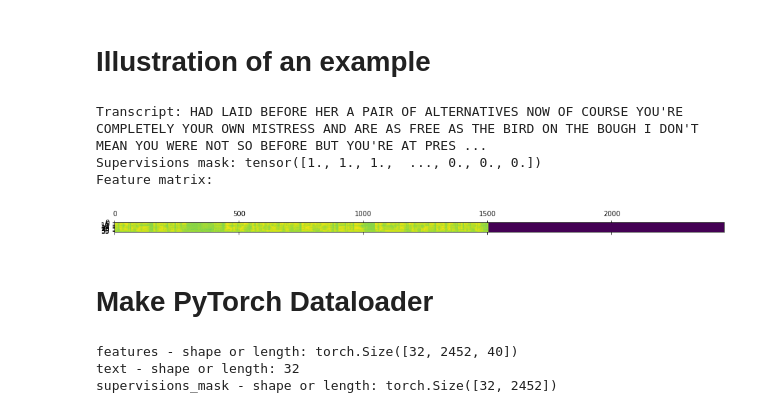
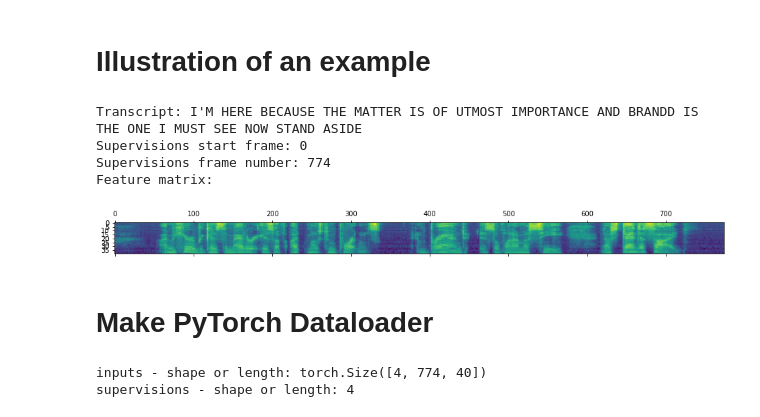
Before and after one commit to lhotse-speech/lhotse, a Jupyter notebook: examples/librispeech/librispeech.ipynb, the cells around one changed output. Cells and saved outputs as stored; diff of their text form; code cells hidden in the pictures.

```diff
--- a/examples/librispeech/librispeech.ipynb
+++ b/examples/librispeech/librispeech.ipynb
@@ -40,16 +43,12 @@ librispeech_manifests = prepare_librispeech(corpus_dir, dataset_parts, output_di
 # %% [markdown]
 # [Optional] Data augmentation
-# %%
-use_data_augmentation = False
-augmenter = WavAugmenter.create_predefined('pitch_reverb_tdrop', sampling_rate=16000) if use_data_augmentation else None
-# It seems when spawning multiple Python subprocesses with the same sox handle it raises "std::runtime_error: Couldn't close file"
-# The issue seems to happen only in a Jupyter notebook on Mac OS X, hence the work around below.
-if use_data_augmentation:
-    num_jobs = 1
-else:
-    num_jobs = os.cpu_count()
-    torch.set_num_threads(1)
-    torch.set_num_interop_threads(1)
+# %%
+use_data_augmentation = False
+augment_fn = SoxEffectTransform(effects=[
+   ['reverb', 50, 50, RandomValue(0, 100)],
+   ['remix', '-'],  # Merge all channels (reverb changes mono to stereo)
+   ['rate', 16000],
+]) if use_data_augmentation else None
 # %% [markdown]
 # Extract features
 # %%
@@ -74,15 +78,23 @@ cuts_train = SpeechRecognitionDataset(librispeech_manifests['train-clean-100']['
+# %%
+dataset_dev = K2SpeechRecognitionDataset(librispeech_manifests[dev_set])
+dataset_train = K2SpeechRecognitionDataset(librispeech_manifests[train_set])
 # %% [markdown]
 # Illustration of an example
+# %%
+sampler = SingleCutSampler(dataset_dev.cuts, shuffle=False, max_cuts=4)
+cut_ids = next(iter(sampler))
+sample = dataset_dev[cut_ids]
 # %%
-sample = cuts_train[0]
-print('Transcript:', sample['text'])
-print('Supervisions mask:', sample['supervisions_mask'])
+print('Transcript:', sample['supervisions']['text'][0])
+print('Supervisions start frame:', int(sample['supervisions']['start_frame'][0]))
+print('Supervisions frame number:', int(sample['supervisions']['num_frames'][0]))
 print('Feature matrix:')
-plt.matshow(sample['features'].transpose(0, 1).flip(0));
+plt.matshow(sample['inputs'][0].transpose(0, 1).flip(0));
 # %% [output]
-Transcript: HAD LAID BEFORE HER A PAIR OF ALTERNATIVES NOW OF COURSE YOU'RE COMPLETELY YOUR OWN MISTRESS AND ARE AS FREE AS THE BIRD ON THE BOUGH I DON'T MEAN YOU WERE NOT SO BEFORE BUT YOU'RE AT PRES ...
-Supervisions mask: tensor([1., 1., 1.,  ..., 0., 0., 0.])
+Transcript: I'M HERE BECAUSE THE MATTER IS OF UTMOST IMPORTANCE AND BRANDD IS THE ONE I MUST SEE NOW STAND ASIDE
+Supervisions start frame: 0
+Supervisions frame number: 774
 Feature matrix:
-[figure, old version]
+[figure, new version]
 # %% [markdown]
 # Make PyTorch Dataloader
@@ -92,5 +103,5 @@ dev_dl = torch.utils.data.DataLoader(cuts_dev, batch_size=32)
 # %%
-for batch in train_dl:
+for batch in dev_dl:
     for key, value in batch.items():
         print(key, '- shape or length:', end=' ')
         if isinstance(value, torch.Tensor):
@@ -99,6 +110,5 @@ for batch in train_dl:
             print(len(value))
     break
 # %% [output]
-features - shape or length: torch.Size([32, 2452, 40])
-text - shape or length: 32
-supervisions_mask - shape or length: torch.Size([32, 2452])
+inputs - shape or length: torch.Size([4, 774, 40])
+supervisions - shape or length: 4
```
Also changed, not shown: parts of 14 cells of this notebook, 6 other files.
